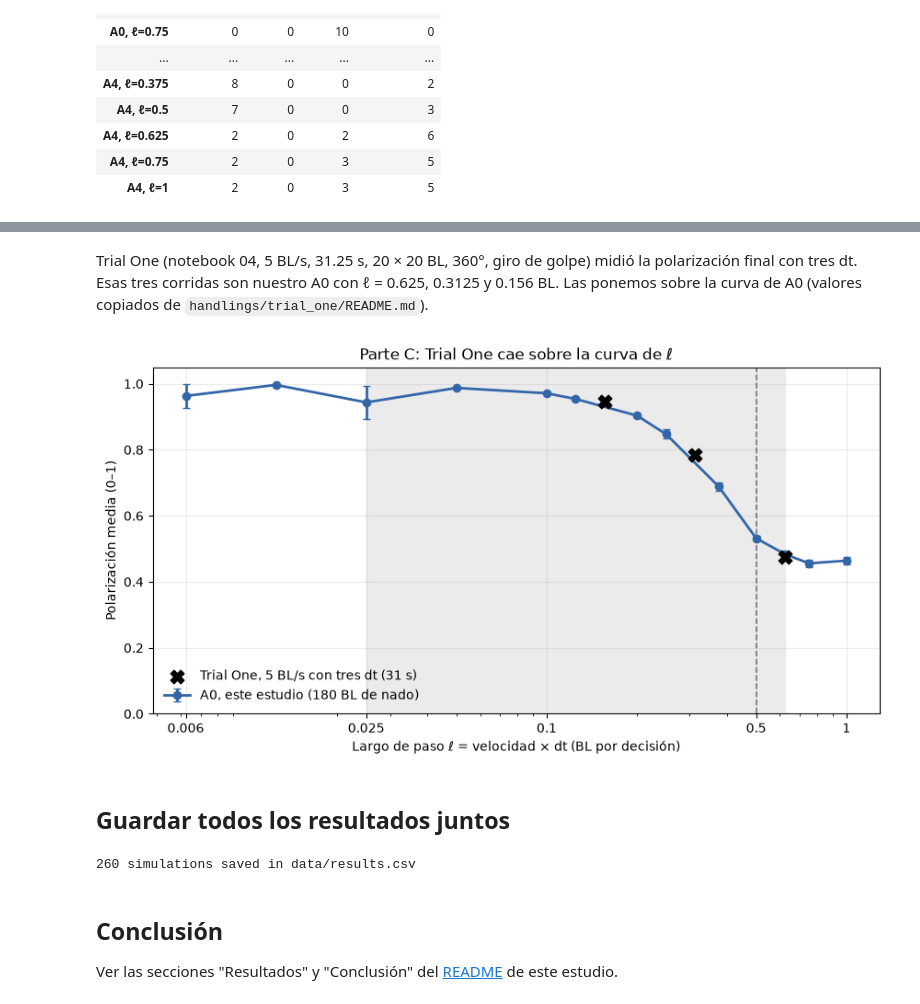
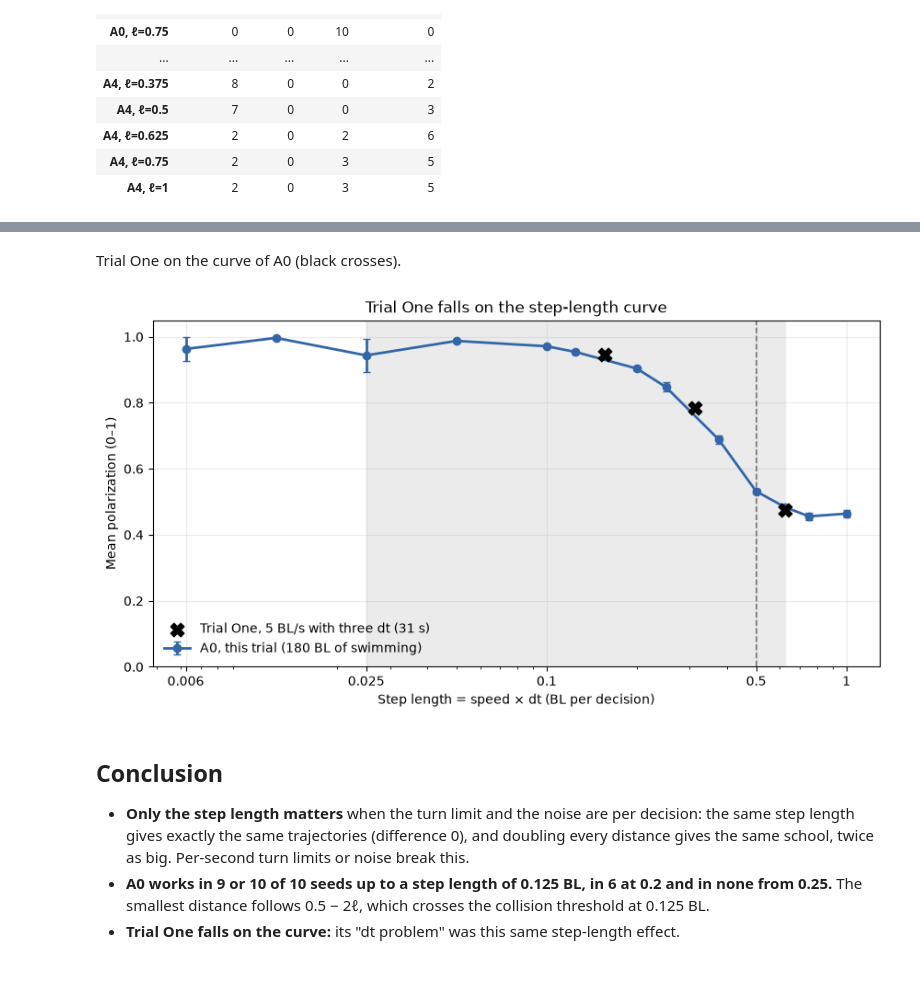
Before and after one commit to JacopodiPaola/MAS-2026, a Jupyter notebook: checks/trial_six_dt_and_speed/trial_six_dt_and_speed.ipynb, the cells around one changed output, grey strips where cells are left out. Saved outputs shown, nothing was run; the diff lists cells and outputs as text; code cells hidden in the pictures; blank space fills up the shorter version.

```diff
--- a/checks/trial_six_dt_and_speed/trial_six_dt_and_speed.ipynb
+++ b/checks/trial_six_dt_and_speed/trial_six_dt_and_speed.ipynb
@@ -252,0 +70,10 @@ short_table(step_summary)
+# %%
+step_length_runs = []
+for base in [A0_SETTINGS, PUCKETT_SETTINGS]:
+    for step_length in STEP_LENGTHS:
+        step_length_runs.append(change_settings(base, f"{base['base']}, ℓ={step_length:g}", {"speed": step_length / DT}))
+
+extra_runs = []
+for base in [A0_SETTINGS, PUCKETT_SETTINGS]:
+    for step_length in EXTRA_STEP_LENGTHS:
+        extra_runs.append(change_settings(base, f"{base['base']}, ℓ={step_length:g}", {"speed": step_length / DT}))
@@ -277,0 +264,6 @@ Línea vertical: el radio de repulsión (0.5 BL). Franja sombreada: el rango de
+# %%
+trial_one = pd.read_csv(TRIAL_ONE_CSV)
+trial_one = trial_one[trial_one["Speed_BL_s"] == TRIAL_ONE_SPEED]
+trial_one_points = trial_one.groupby("Dt_s")["LatePolarization"].mean().reset_index()
+trial_one_points["step length (BL)"] = TRIAL_ONE_SPEED * trial_one_points["Dt_s"]
+trial_one_points
@@ -378,50 +335,31 @@ Loaded saved results from part_c_small_step_lengths.csv (set study_tools.RERUN =
-# %% [markdown]
-Trial One (notebook 04, 5 BL/s, 31.25 s, 20 × 20 BL, 360°, giro de golpe) midió la polarización final con tres dt. Esas tres corridas son nuestro A0 con ℓ = 0.625, 0.3125 y 0.156 BL. Las ponemos sobre la curva de A0 (valores copiados de `handlings/trial_one/README.md`).
+# %% [markdown]
+Trial One on the curve of A0 (black crosses).
 # %%
-FIGURE_C_TITLE = "Parte C: Trial One cae sobre la curva de ℓ"
-
-# Trial One, timestep table at 5 BL/s: (step length, mean late polarization).
-TRIAL_ONE = [(0.625, 0.4760), (0.3125, 0.7854), (0.15625, 0.9447)]
-
-all_a0 = pd.concat([extra_summary[extra_summary["base"] == "A0"],
-                    step_summary[step_summary["base"] == "A0"]]).sort_values("step_length")
+all_a0 = pd.concat([extra_summary[extra_summary["base"] == "A0"], step_summary[step_summary["base"] == "A0"]])
+all_a0 = all_a0.sort_values("step_length")
 
 fig, axis = plt.subplots(figsize=(8.5, 4.5), constrained_layout=True)
-axis.axvspan(0.025, 0.625, color="0.92", zorder=0)
+axis.axvspan(LIGHT_RANGE[0], LIGHT_RANGE[1], color="0.92", zorder=0)
 axis.axvline(REPULSION_RADIUS, color="0.45", linestyle="--", linewidth=1.2)
 axis.errorbar(all_a0["step_length"], all_a0["polarization"], yerr=all_a0["polarization_se"], color=A0_COLOR,
-              marker="o", markersize=6, linewidth=2, capsize=3, label="A0, este estudio (180 BL de nado)")
-trial_steps = []
-trial_values = []
-for step_length, polarization in TRIAL_ONE:
-    trial_steps.append(step_length)
-    trial_values.append(polarization)
-axis.scatter(trial_steps, trial_values, marker="X", s=110, color="black", zorder=3,
-             label="Trial One, 5 BL/s con tres dt (31 s)")
+              marker="o", markersize=6, linewidth=2, capsize=3, label="A0, this trial (180 BL of swimming)")
+axis.scatter(trial_one_points["step length (BL)"], trial_one_points["LatePolarization"], marker="X", s=110,
+             color="black", zorder=3, label="Trial One, 5 BL/s with three dt (31 s)")
 axis.set_xscale("log")
 axis.set_xticks([0.00625, 0.025, 0.1, 0.5, 1.0])
 axis.set_xticklabels(["0.006", "0.025", "0.1", "0.5", "1"])
-axis.set_xlabel("Largo de paso ℓ = velocidad × dt (BL por decisión)")
-axis.set_ylabel("Polarización media (0–1)")
+axis.set_xlabel("Step length = speed × dt (BL per decision)")
+axis.set_ylabel("Mean polarization (0–1)")
 axis.set_ylim(0, 1.05)
 axis.grid(alpha=0.25)
 axis.legend(frameon=False, loc="lower left")
-axis.set_title(FIGURE_C_TITLE)
-fig.savefig(FIGURE_FOLDER / "part_c_trials_on_curve.png", dpi=150)
+axis.set_title("Trial One falls on the step-length curve")
 plt.show()
 # %% [output]
-[figure, old version]
+[figure, new version]
-# %% [markdown]
-## Guardar todos los resultados juntos
-# %%
-step_results["part"] = "B"
-extra_results["part"] = "C (extra)"
-all_results = pd.concat([step_results, extra_results], ignore_index=True)
-all_results.to_csv(DATA_FOLDER / "results.csv", index=False)
-print(len(all_results), "simulations saved in data/results.csv")
-# %% [output]
-260 simulations saved in data/results.csv
-# %% [markdown]
-## Conclusión
-
-Ver las secciones "Resultados" y "Conclusión" del [README](README.md) de este estudio.
+# %% [markdown]
+## Conclusion
+
+- **Only the step length matters** when the turn limit and the noise are per decision: the same step length gives exactly the same trajectories (difference 0), and doubling every distance gives the same school, twice as big. Per-second turn limits or noise break this.
+- **A0 works in 9 or 10 of 10 seeds up to a step length of 0.125 BL, in 6 at 0.2 and in none from 0.25.** The smallest distance follows 0.5 − 2ℓ, which crosses the collision threshold at 0.125 BL.
+- **Trial One falls on the curve:** its "dt problem" was this same step-length effect.
```
Also changed, not shown: parts of 49 cells of this notebook, 31 other files.
